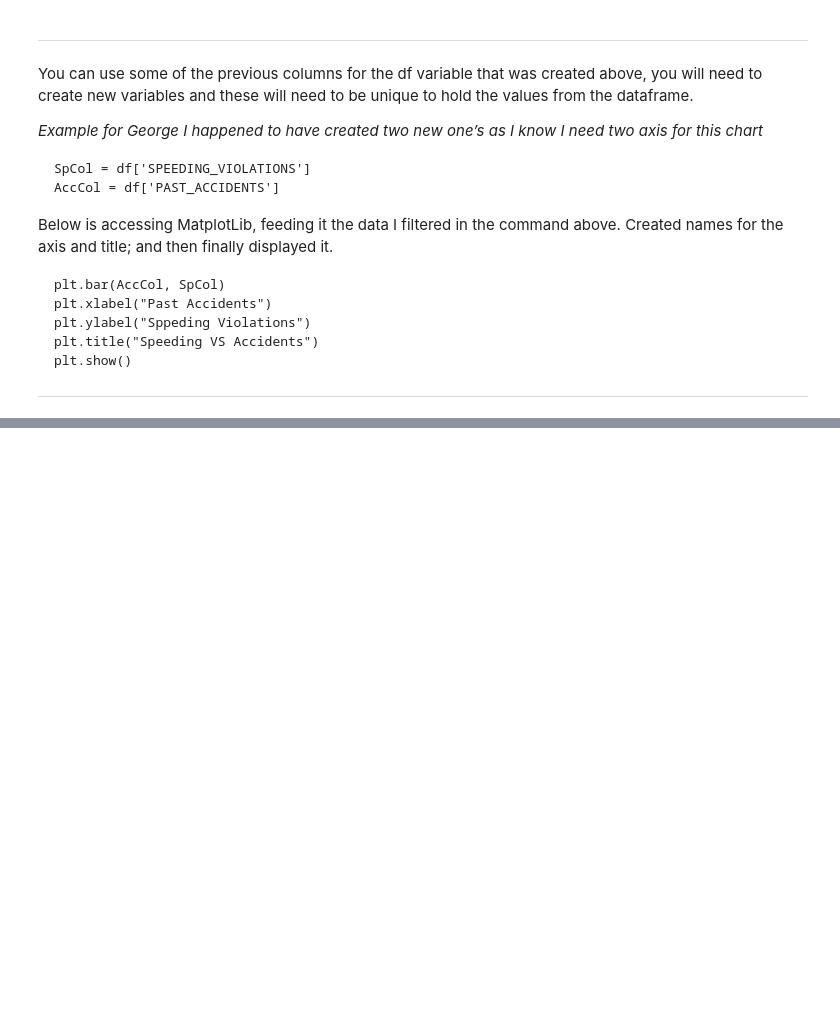
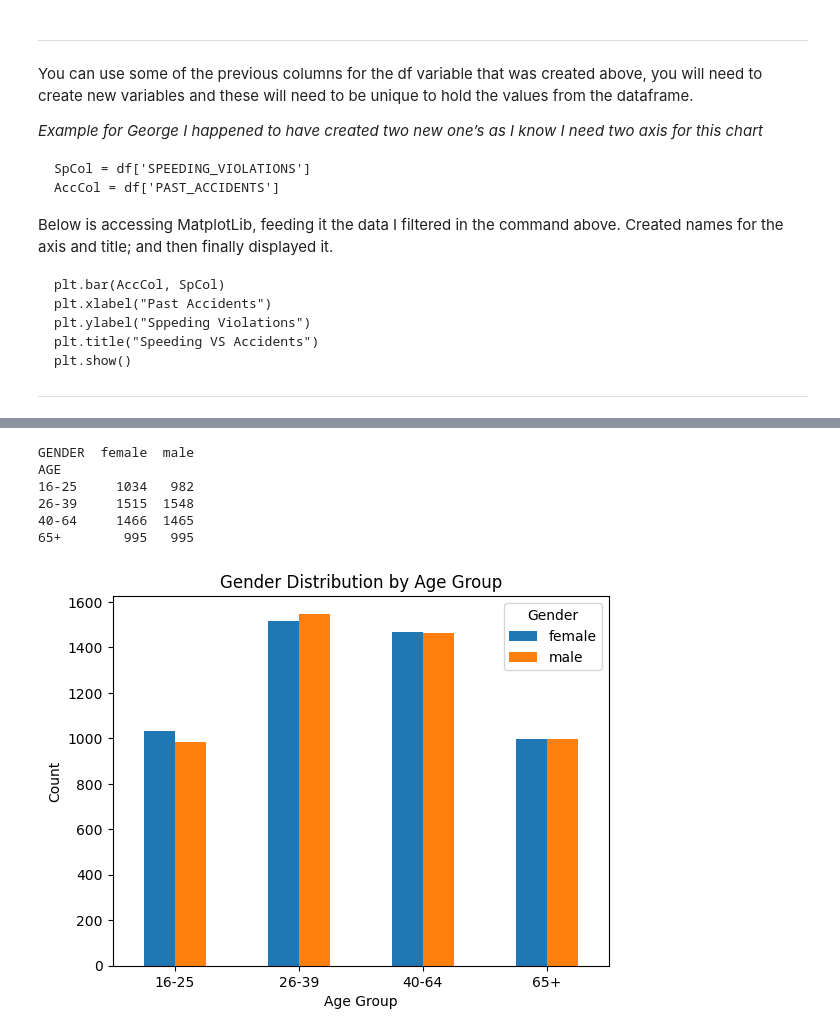
Before and after one commit to tobybeevers/ICL-2010-Introduction-to-Data-Analytics, a Jupyter notebook: Jupyter Notebooks/Week One/Week One - Car Insurance.ipynb, the cells around one changed output, grey strips where cells are left out. Saved outputs shown, nothing was run; the diff lists cells and outputs as text; code cells hidden in the pictures; blank space fills up the shorter version.

```diff
--- a/Jupyter Notebooks/Week One/Week One - Car Insurance.ipynb
+++ b/Jupyter Notebooks/Week One/Week One - Car Insurance.ipynb
@@ -213,0 +306,23 @@ plt.show()
+# %%
+import pandas as pd
+
+# Group by age and gender and count occurrences
+age_gender_counts = df.groupby(['AGE', 'GENDER']).size().unstack(fill_value=0)
+print (age_gender_counts)
+
+# Create a bar plot
+age_gender_counts.plot(kind='bar', stacked=False)  # Use stacked=True for a stacked bar chart
+plt.xlabel('Age Group')
+plt.ylabel('Count')
+plt.title('Gender Distribution by Age Group')
+plt.xticks(rotation=0)  # Optional: rotate x-axis labels for better visibility
+plt.legend(title='Gender')
+plt.show()
+# %% [output]
+GENDER  female  male
+AGE
+16-25     1034   982
+26-39     1515  1548
+40-64     1466  1465
+65+        995   995
+[figure, added]
```
Also changed, not shown: parts of 14 cells of this notebook.
